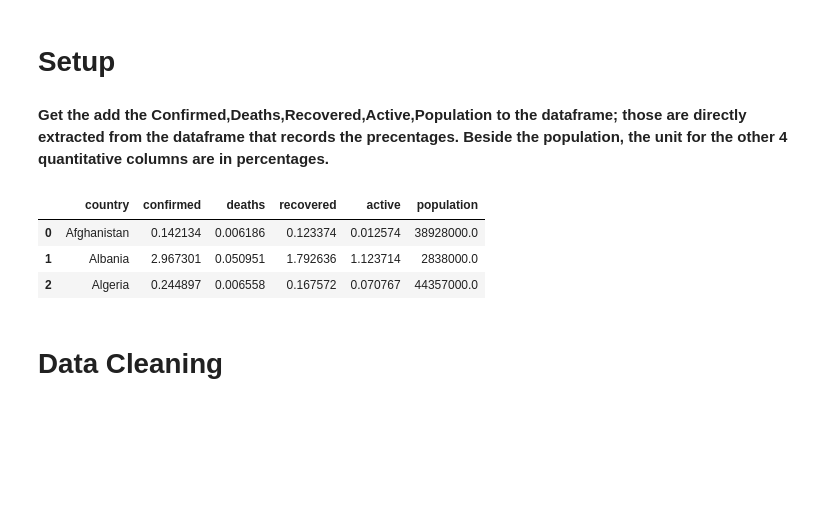
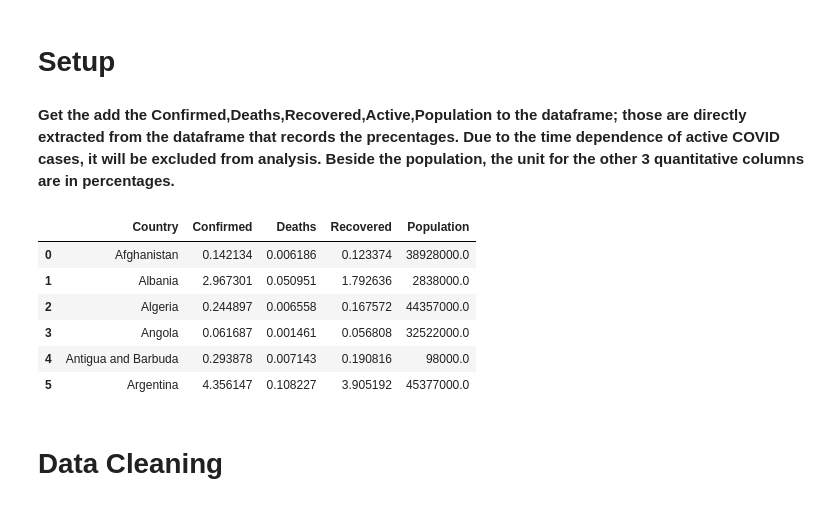
Before and after one commit to chwheo/cogs108-final-project, a Jupyter notebook: EDACheckpointGroup061Sp22.ipynb, the cells around one changed output. Cells and saved outputs as stored; diff of their text form; code cells hidden in the pictures; blank space fills up the shorter version.

```diff
--- a/EDACheckpointGroup061Sp22.ipynb
+++ b/EDACheckpointGroup061Sp22.ipynb
@@ -28,16 +28,18 @@ import matplotlib.pyplot as plt
 import os
 import glob
 # %% [markdown]
-__Get the add the Confirmed,Deaths,Recovered,Active,Population to the dataframe; those are directly extracted from the dataframe that records the precentages. Beside the population, the unit for the other 4 quantitative columns are in percentages.__
+__Get the add the Confirmed,Deaths,Recovered,Active,Population to the dataframe; those are directly extracted from the dataframe that records the precentages. Due to the time dependence of active COVID cases, it will be excluded from analysis. Beside the population, the unit for the other 3 quantitative columns are in percentages.__
 # %%
-df_covid = pd.read_csv('Food_Supply_Quantity_kg_Data.csv',usecols=['Country','Confirmed','Deaths','Recovered','Active','Population'])
-df_covid.columns = (map(lambda x: x.lower(), df_covid.columns))
-df_covid.head(3)
+df_covid = pd.read_csv('Food_Supply_Quantity_kg_Data.csv',usecols=['Country','Confirmed','Deaths','Recovered','Population'])
+df_covid.head(6)
 # %% [output]
-|  | country | confirmed | deaths | recovered | active | population |
-| 0 | Afghanistan | 0.142134 | 0.006186 | 0.123374 | 0.012574 | 38928000.0 |
-| 1 | Albania | 2.967301 | 0.050951 | 1.792636 | 1.123714 | 2838000.0 |
-| 2 | Algeria | 0.244897 | 0.006558 | 0.167572 | 0.070767 | 44357000.0 |
+|  | Country | Confirmed | Deaths | Recovered | Population |
+| 0 | Afghanistan | 0.142134 | 0.006186 | 0.123374 | 38928000.0 |
+| 1 | Albania | 2.967301 | 0.050951 | 1.792636 | 2838000.0 |
+| 2 | Algeria | 0.244897 | 0.006558 | 0.167572 | 44357000.0 |
+| 3 | Angola | 0.061687 | 0.001461 | 0.056808 | 32522000.0 |
+| 4 | Antigua and Barbuda | 0.293878 | 0.007143 | 0.190816 | 98000.0 |
+| 5 | Argentina | 4.356147 | 0.108227 | 3.905192 | 45377000.0 |
 # %% [markdown]
 # Data Cleaning
 # %% [markdown]
```
Also changed, not shown: parts of 34 cells of this notebook.
